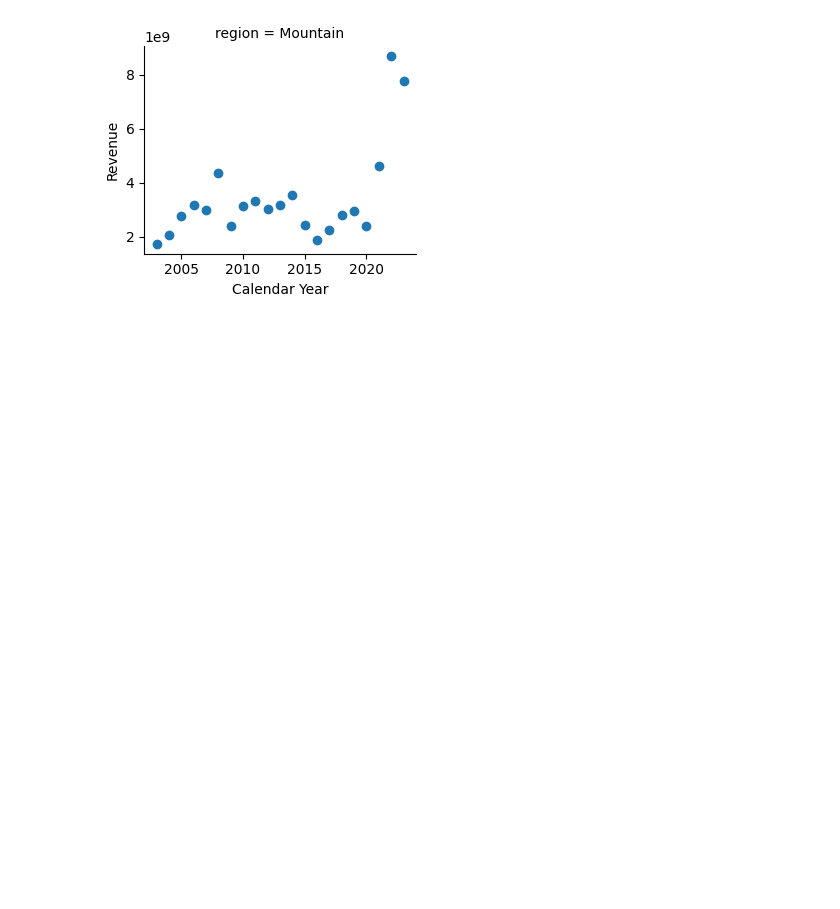
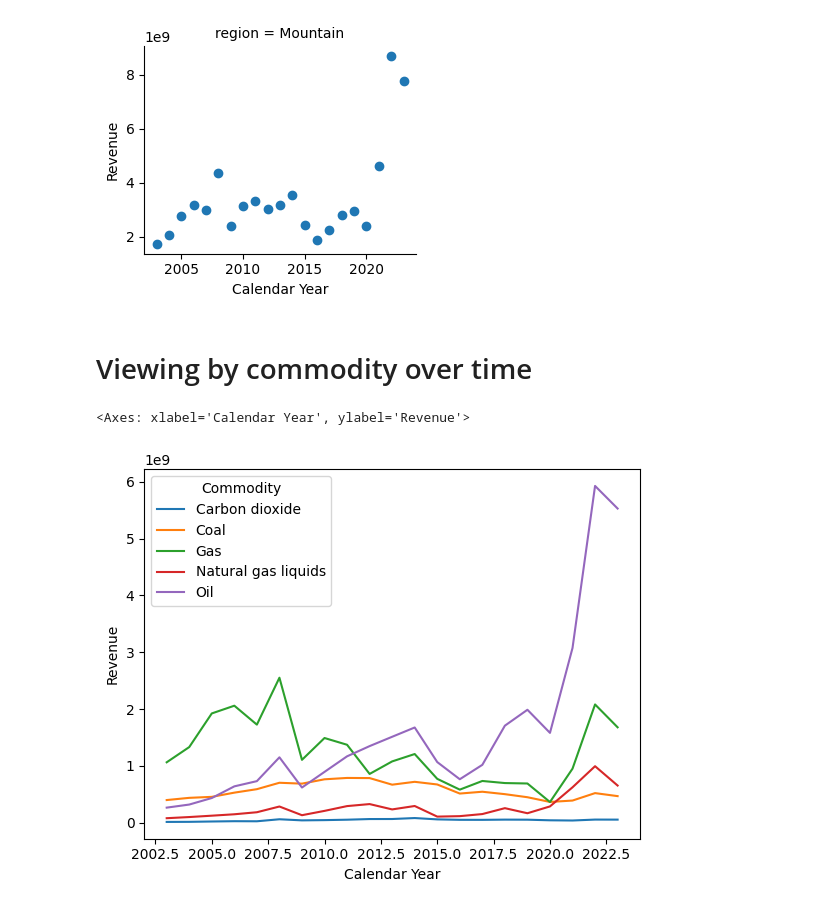
Before and after one commit to INFO-511-F24/final-project-IndecisionScientists, a Jupyter notebook: notebooks/eda-lucas.ipynb, the cells around one changed output. Drawn from its saved outputs; the diff is of its cells as text; code cells hidden in the pictures; blank space fills up the shorter version.

Commit message:
Added images and adjusted presentation

```diff
--- a/notebooks/eda-lucas.ipynb
+++ b/notebooks/eda-lucas.ipynb
@@ -234,3 +234,5 @@ grid.map(plt.scatter,'Calendar Year', 'Revenue')
 # %% [output]
 <seaborn.axisgrid.FacetGrid at 0x...>
 [figure]
+# %% [markdown]
+# Viewing by commodity over time
@@ -236,0 +241,22 @@ grid.map(plt.scatter,'Calendar Year', 'Revenue')
+# %%
+# filter by top 5 highest profiting
+
+names = usnr[['Commodity', 'Calendar Year', 'Revenue']]\
+    .groupby(by=['Commodity'])\
+        .sum()\
+            .reset_index()\
+                .sort_values(by='Revenue', ascending=False)\
+                    [:5]\
+                        ['Commodity'].values
+
+
+usnr1 = usnr[usnr['Commodity'].isin(names)]
+commodities = usnr1[['Commodity', 'Calendar Year', 'Revenue']].groupby(by=['Commodity', 'Calendar Year']).sum().reset_index()
+# %%
+sns.lineplot(commodities, x='Calendar Year', y='Revenue', hue='Commodity')
+plt.ylabel("Revenue (B)")
+plt.xlabel("Calendar Year")
+plt.title("Top 5 Commodity Revenue Across all of the US")
+# %% [output]
+<Axes: xlabel='Calendar Year', ylabel='Revenue'>
+[figure, added]
```
Also changed, not shown: parts of 2 cells of this notebook, 9 other files.
